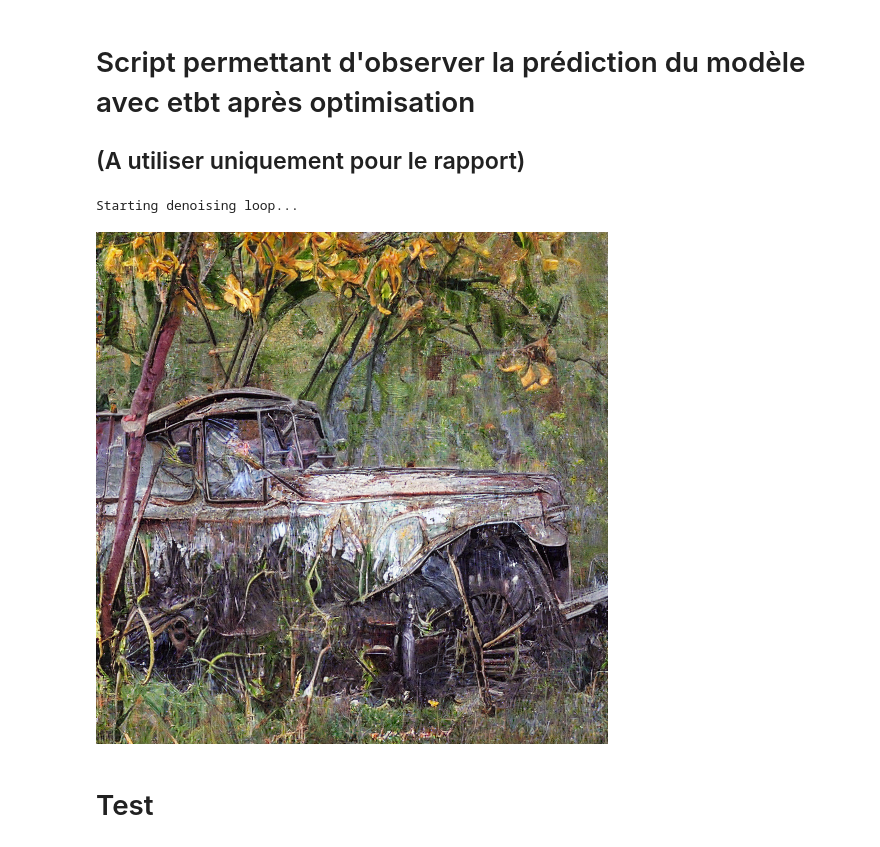
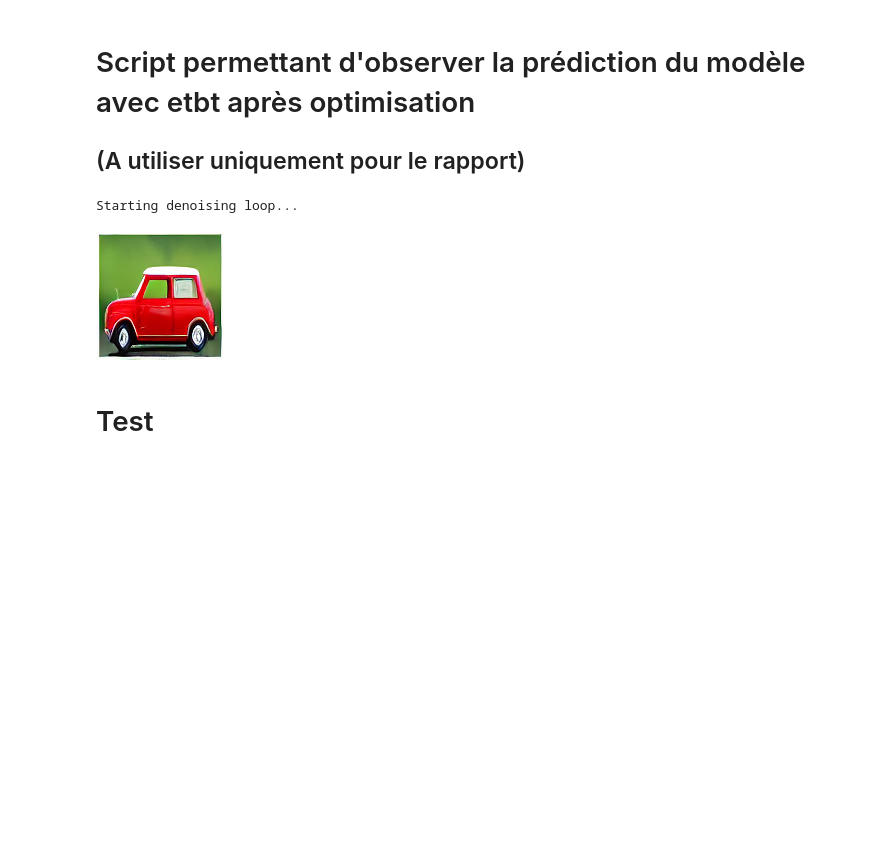
Before and after one commit to RobinMeneust/genai_project, a Jupyter notebook: notebooks/Test_maxime.ipynb, the cells around one changed output. Cells and saved outputs as stored; diff of their text form; code cells hidden in the pictures; blank space fills up the shorter version.

```diff
--- a/notebooks/Test_maxime.ipynb
+++ b/notebooks/Test_maxime.ipynb
@@ -10,5 +25,5 @@ from diffusers import StableDiffusionPipeline
 # %%
-model_id = "CompVis/stable-diffusion-v1-4"
+model_id = "stable-diffusion-v1-5/stable-diffusion-v1-5"
 pipe = StableDiffusionPipeline.from_pretrained(model_id)
 # %%
 print(pipe)
@@ -57,7 +72,7 @@ import torchvision.transforms as transforms
 
 image_path = "Voiture_Genia.png"
 image = Image.open(image_path).convert("RGB")
-image = image.resize((512, 512))
+image = image.resize((128, 128))
 
 plt.imshow(image)
 plt.axis("off")
@@ -108,7 +123,7 @@ def optimize_embeddings(input_image, target_text, diffusion_model, tokenizer, te
       image_latent = vae.encode(image_m1_1).latent_dist
       image_latent = image_latent.mean * vae.config.scaling_factor
       image_latent.to(device)
-
+  free_memory()
 
   for i in range(nb_step):
       print("step " , i)
@@ -214,7 +229,7 @@ def finetune_unet(
 
 
     # --- Boucle de Fine-tuning ---
-    progress_bar = tqdm(range(num_steps))
+    progress_bar = tqdm.tqdm(range(num_steps))
     for step in range(num_steps):
         print("step = ", step)
         optimizer.zero_grad()
@@ -248,7 +263,7 @@ unet_fine_tuned = finetune_unet(
     vae,
     scheduler,
     device,
-    num_steps=1500,
-    lr=5e-7
+    num_steps=250,
+    lr=5e-6
 )
 # %% [output]
@@ -289,35 +315,35 @@ def generate_with_eopt(input_image, eopt, unet, scheduler, vae, device, height=5
     # Génération a partir de bruit
     latents = torch.randn_like(latents)
 
     # 3. Définir les timesteps
     scheduler.set_timesteps(num_inference_steps)
     timesteps = scheduler.timesteps.to(device)
 
 
     # Boucle pour enlever le bruit
     print("Starting denoising loop...")
     for t in tqdm(timesteps):
         latent_model_input = scheduler.scale_model_input(latents, t) # Mise à l'échelle si besoin
 
         noise_pred = unet(latent_model_input, t, encoder_hidden_states=eopt).sample
         latents = scheduler.step(noise_pred, t, latents).prev_sample
 
 
     # Passer de l'espace latent à l'image réelle
     latents = latents / vae.config.scaling_factor
     image_pixels = vae.decode(latents).sample
 
     image_pixels = (image_pixels / 2 + 0.5).clamp(0, 1) # Remap [-1, 1] -> [0, 1]
     image_pixels = image_pixels.cpu().permute(0, 2, 3, 1).numpy() # Format [Batch, H, W, C] pour PIL
     image_pil = Image.fromarray((image_pixels[0] * 255).astype(np.uint8)) # Prend la 1ere image du batch
 
     return image_pil
 
 
-generate_with_eopt(image, e_interpolated, unet_fine_tuned, scheduler, vae, device="cuda", height=512, width=512, num_inference_steps=50)
+generate_with_eopt(image, e_interpolated, unet_fine_tuned, scheduler, vae, device="cuda", height=128, width=128, num_inference_steps=50)
 # %% [output]
 Starting denoising loop...
-[figure, old version]
+[figure, new version]
 # %% [markdown]
 # Test
 # %%
```
Also changed, not shown: parts of 8 cells of this notebook, 8 other files.
